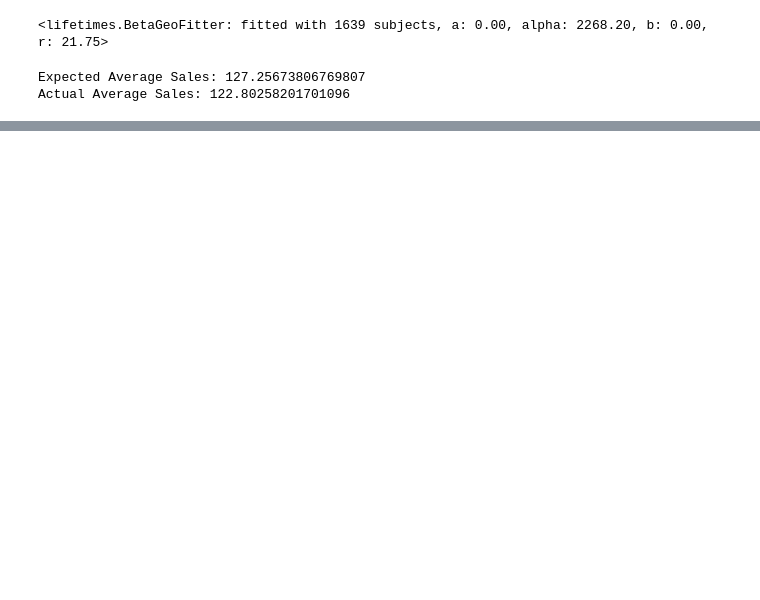
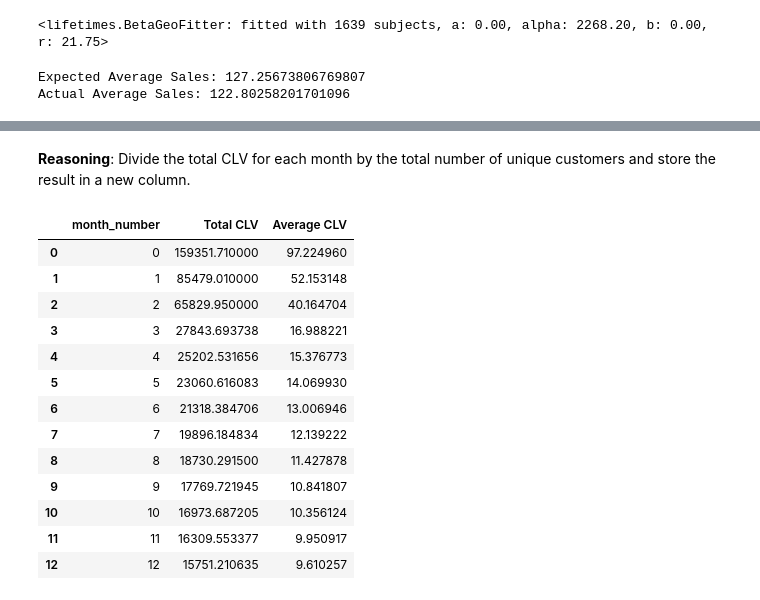
Before and after one commit to phucly-s2/customer-lifetime-value-prediction, a Jupyter notebook: CLV_prediction.ipynb, the cells around one changed output, grey strips where cells are left out. Saved outputs shown, nothing was run; the diff lists cells and outputs as text; code cells hidden in the pictures; blank space fills up the shorter version.

```diff
--- a/CLV_prediction.ipynb
+++ b/CLV_prediction.ipynb
@@ -123,0 +202,22 @@ pivot_df_diff
+# %% [markdown]
+**Reasoning**:
+Divide the total CLV for each month by the total number of unique customers and store the result in a new column.
+# %%
+num_customers= df['customer_id'].nunique()
+combined_clv_data['Average CLV'] = combined_clv_data['Total CLV'] / num_customers
+display(combined_clv_data)
+# %% [output]
+|  | month_number | Total CLV | Average CLV |
+| 0 | 0 | 159351.710000 | 97.224960 |
+| 1 | 1 | 85479.010000 | 52.153148 |
+| 2 | 2 | 65829.950000 | 40.164704 |
+| 3 | 3 | 27843.693738 | 16.988221 |
+| 4 | 4 | 25202.531656 | 15.376773 |
+| 5 | 5 | 23060.616083 | 14.069930 |
+| 6 | 6 | 21318.384706 | 13.006946 |
+| 7 | 7 | 19896.184834 | 12.139222 |
+| 8 | 8 | 18730.291500 | 11.427878 |
+| 9 | 9 | 17769.721945 | 10.841807 |
+| 10 | 10 | 16973.687205 | 10.356124 |
+| 11 | 11 | 16309.553377 | 9.950917 |
+| 12 | 12 | 15751.210635 | 9.610257 |
```
Also changed, not shown: parts of 18 cells of this notebook.
